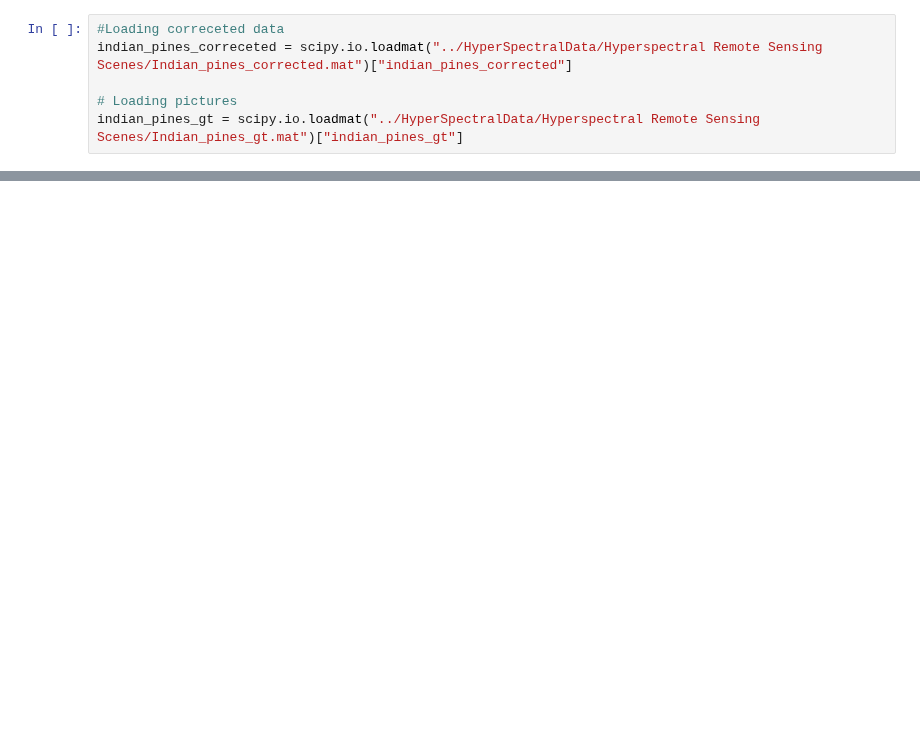
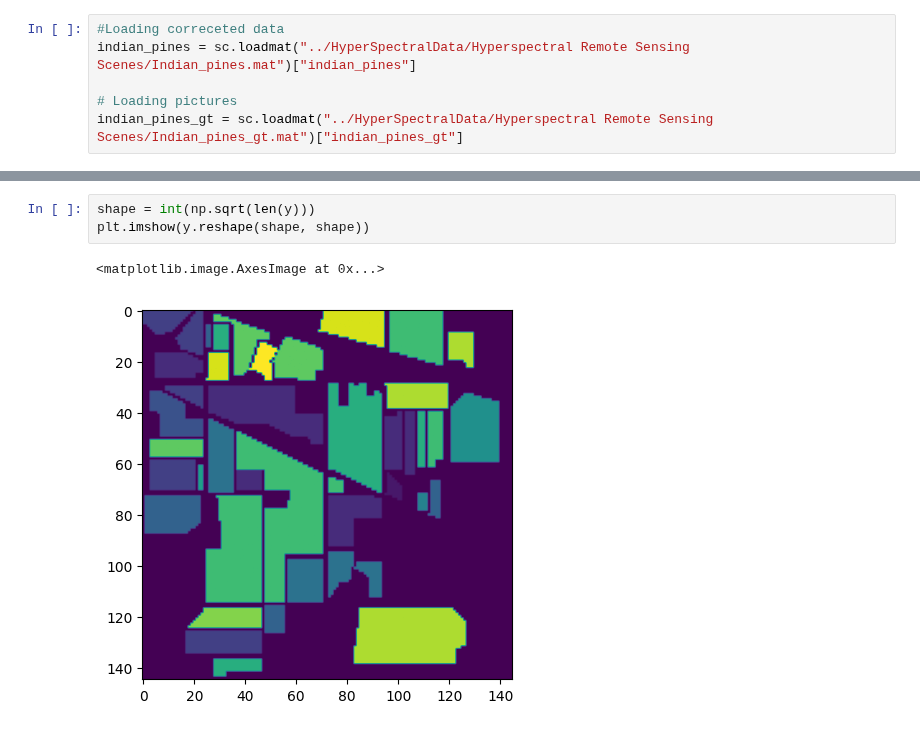
Before and after one commit to jonasroy/SVM_THESIS_PROJECT, a Jupyter notebook: Model/Indian_pines_model.ipynb, the cells around one changed output, grey strips where cells are left out. Drawn from its saved outputs; the diff is of its cells as text; blank space fills up the shorter version.

```diff
--- a/Model/Indian_pines_model.ipynb
+++ b/Model/Indian_pines_model.ipynb
@@ -24,6 +429,6 @@ from sklearn.inspection import DecisionBoundaryDisplay
 # %%
 #Loading correceted data
-indian_pines_correceted = scipy.io.loadmat("../HyperSpectralData/Hyperspectral Remote Sensing Scenes/Indian_pines_corrected.mat")["indian_pines_corrected"]
+indian_pines = sc.loadmat("../HyperSpectralData/Hyperspectral Remote Sensing Scenes/Indian_pines.mat")["indian_pines"]
 
 # Loading pictures
-indian_pines_gt = scipy.io.loadmat("../HyperSpectralData/Hyperspectral Remote Sensing Scenes/Indian_pines_gt.mat")["indian_pines_gt"]
+indian_pines_gt = sc.loadmat("../HyperSpectralData/Hyperspectral Remote Sensing Scenes/Indian_pines_gt.mat")["indian_pines_gt"]
@@ -80,0 +558,6 @@ ValueError: cannot reshape array of size 21025 into shape (1000,1000)
+# %%
+shape = int(np.sqrt(len(y)))
+plt.imshow(y.reshape(shape, shape))
+# %% [output]
+<matplotlib.image.AxesImage at 0x...>
+[figure, added]
```
Also changed, not shown: parts of 17 cells of this notebook, 2 other files.
